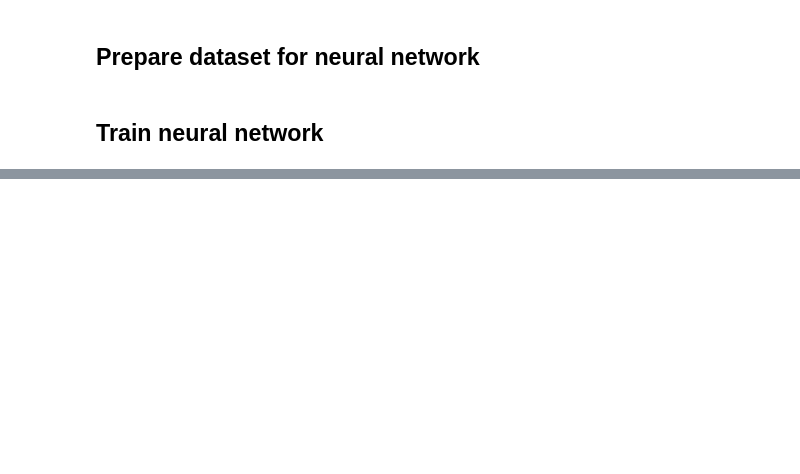
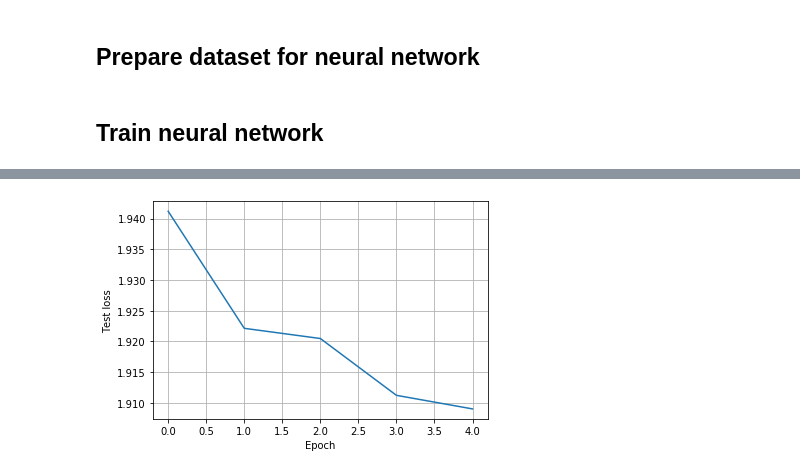
Before and after one commit to zhihanyang2022/bishop1995_notes, a Jupyter notebook: c6_error_functions/sum_of_squares_error_function_model_posterior_probabilities.ipynb, the cells around one changed output, grey strips where cells are left out. Cells and saved outputs as stored; diff of their text form; code cells hidden in the pictures; blank space fills up the shorter version.

```diff
--- a/c6_error_functions/sum_of_squares_error_function_model_posterior_probabilities.ipynb
+++ b/c6_error_functions/sum_of_squares_error_function_model_posterior_probabilities.ipynb
@@ -99,0 +126,5 @@ trainer = Trainer(learn=learn, cb_handler=cb_handler)
+# %%
+loss_cb.plot()
+plt.show()
+# %% [output]
+[figure, added]
```
Also changed, not shown: parts of 12 cells of this notebook, 13 other files.
